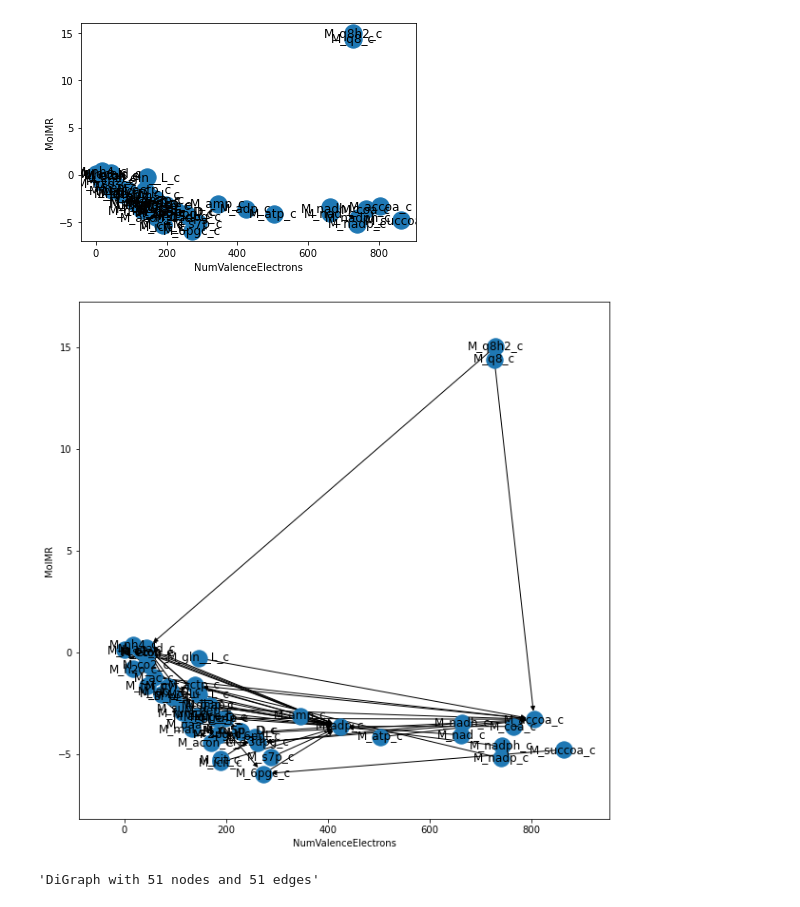
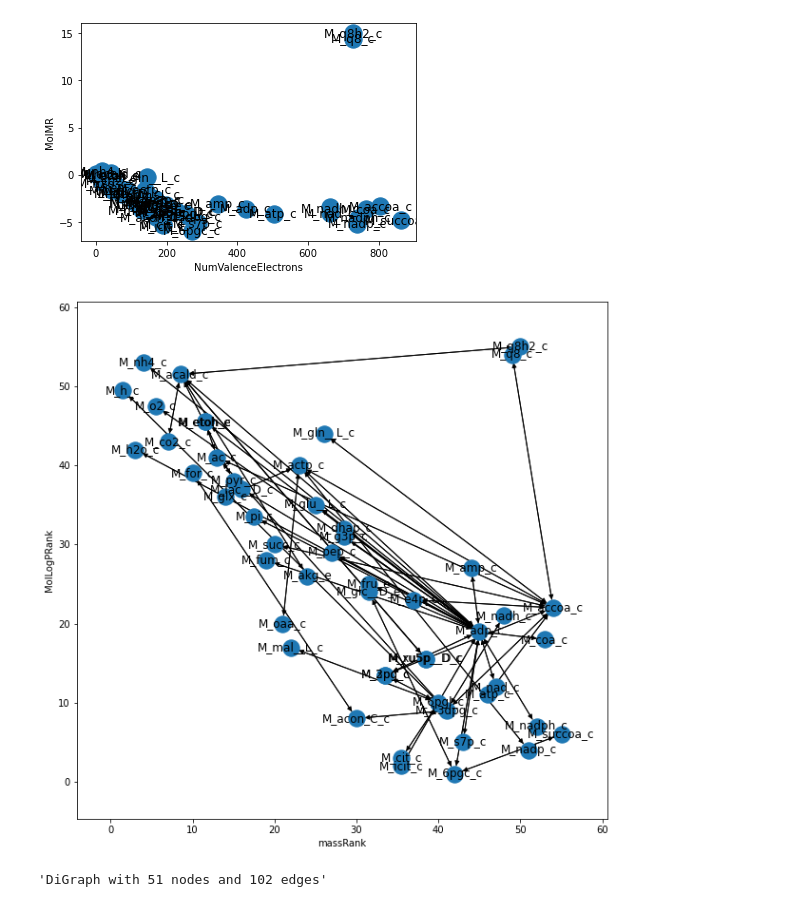
Before and after one commit to meidelien/Metabolic-network-layout-using-biochemical-coordinates, a Jupyter notebook: Notebooks/networkx.ipynb, the cells around one changed output. Cells and saved outputs as stored; diff of their text form; code cells hidden in the pictures.

```diff
--- a/Notebooks/networkx.ipynb
+++ b/Notebooks/networkx.ipynb
@@ -402,41 +402,44 @@ target = pd.read_csv("Chemical_descriptors_e_coli_core_ranked_targets.csv")
 
 sources = data["BiGG"]
 targets = target['target']
-coordinates = data[["ExactMolWt", "MolLogP"]].values
+coordinates = data[["massRank", "MolLogPRank"]].values
 
-file_name = "BCUT2D_LOGPLOW__Morgan3"
+file_name = "massRank_MolLogPRank"
 
 edge_data = zip(sources,targets, coordinates) # targets
 
 for e in edge_data:
     src = e[0]
     dst = e[1]
     c = e[2]
 
     net2.add_node(src, pos = c)
     net2.add_edge(src,dst)
+    net2.add_edge(dst, src)
+
+
     #net2.add_node(dst, pos = c)
     #net2.add_edge(src, dst)
 
 
 
 
 
 
 pos=nx.get_node_attributes(net2,'pos')
 fig, ax = plt.subplots(figsize=(10,10))
 
 net2.remove_edges_from(nx.selfloop_edges(net2))
 
 nx.draw(net2,pos, with_labels = True, arrows = True, ax = ax)
 
 limits=plt.axis('on') # turns on axis
-ax.set_xlabel("NumValenceElectrons")
-ax.set_ylabel("MolMR")
+ax.set_xlabel("massRank")
+ax.set_ylabel("MolLogPRank")
 ax.tick_params(left=True, bottom=True, labelleft=True, labelbottom=True)
 # %% [output]
-[figure, old version]
+[figure, new version]
 # %%
 nx.info(net2)
 # %% [output]
-'DiGraph with 51 nodes and 51 edges'
+'DiGraph with 51 nodes and 102 edges'
```
